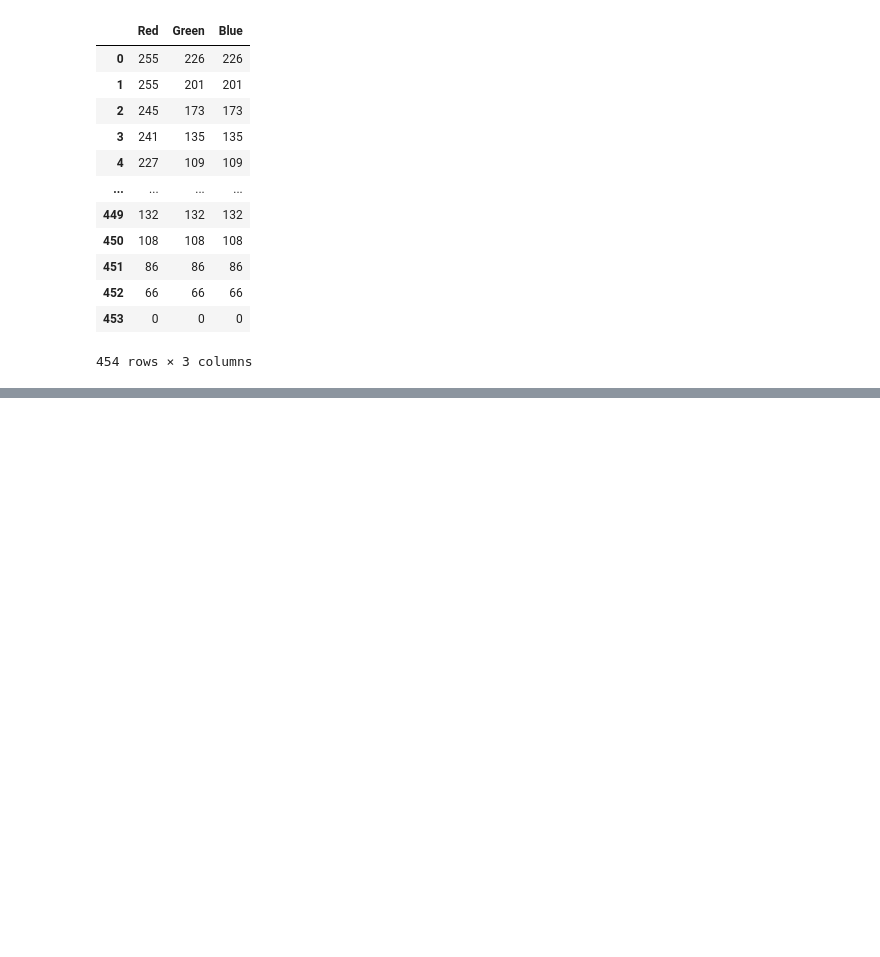
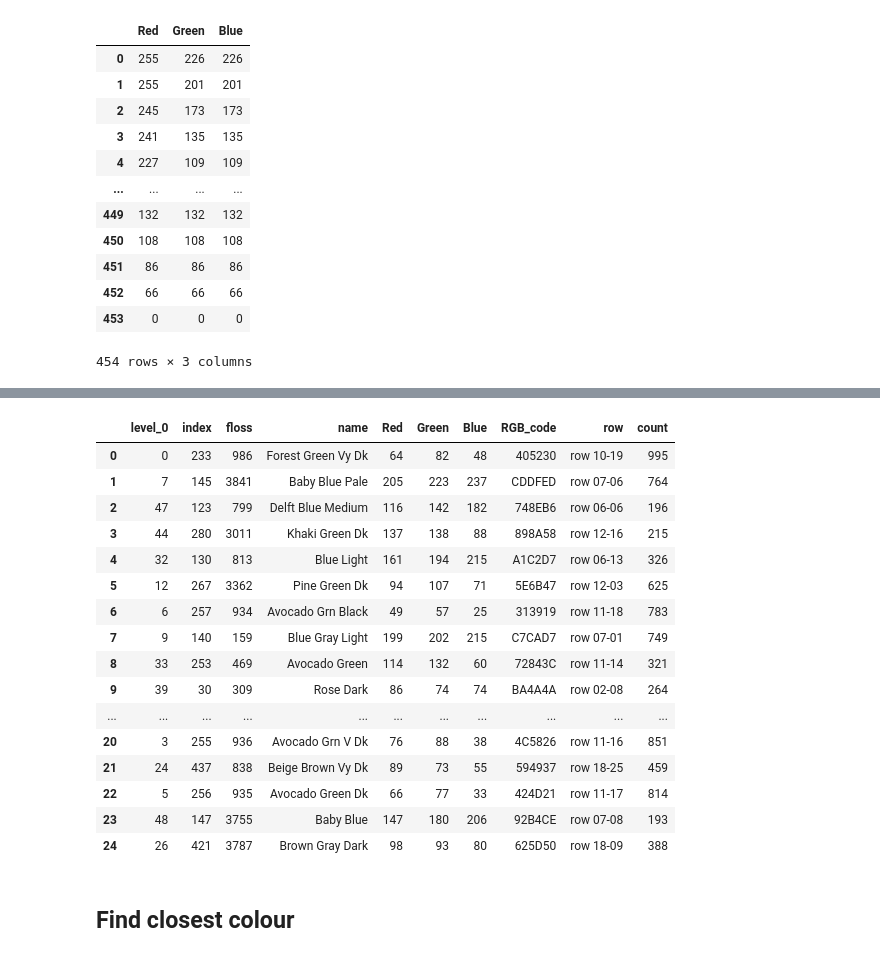
Before and after one commit to barbadosaloe/Dissertation, a Jupyter notebook: try.ipynb, the cells around one changed output, grey strips where cells are left out. Saved outputs shown, nothing was run; the diff lists cells and outputs as text; code cells hidden in the pictures; blank space fills up the shorter version.

```diff
--- a/try.ipynb
+++ b/try.ipynb
@@ -97,0 +159,8 @@ rgb_matrix
+# %%
+initial_palette = []
+Selected = [0] * 50
+initial_palette.append(0)
+Selected[0] = 1
+initn = rgb_init["count"]
+K = 25
+Cno = 1
@@ -97,0 +169,9 @@ rgb_matrix
+# %%
+def cal_distN(i,palette,rgb_df,initn):
+    rgb = rgb_df[["Red","Green","Blue"]]
+    colour_palette = np.array(rgb.iloc[palette])
+    c_i = np.array(rgb.iloc[i])
+    all_dist = list(map(lambda x: np.linalg.norm(x - c_i), colour_palette))
+    Dist_i = min(all_dist) ** 2
+    distN = Dist_i * m.sqrt(initn[i])
+    return distN
@@ -97,0 +192,22 @@ rgb_matrix
+# %%
+final_palette
+# %% [output]
+|  | level_0 | index | floss | name | Red | Green | Blue | RGB_code | row | count |
+| 0 | 0 | 233 | 986 | Forest Green Vy Dk | 64 | 82 | 48 | 405230 | row 10-19 | 995 |
+| 1 | 7 | 145 | 3841 | Baby Blue Pale | 205 | 223 | 237 | CDDFED | row 07-06 | 764 |
+| 2 | 47 | 123 | 799 | Delft Blue Medium | 116 | 142 | 182 | 748EB6 | row 06-06 | 196 |
+| 3 | 44 | 280 | 3011 | Khaki Green Dk | 137 | 138 | 88 | 898A58 | row 12-16 | 215 |
+| 4 | 32 | 130 | 813 | Blue Light | 161 | 194 | 215 | A1C2D7 | row 06-13 | 326 |
+| 5 | 12 | 267 | 3362 | Pine Green Dk | 94 | 107 | 71 | 5E6B47 | row 12-03 | 625 |
+| 6 | 6 | 257 | 934 | Avocado Grn Black | 49 | 57 | 25 | 313919 | row 11-18 | 783 |
+| 7 | 9 | 140 | 159 | Blue Gray Light | 199 | 202 | 215 | C7CAD7 | row 07-01 | 749 |
+| 8 | 33 | 253 | 469 | Avocado Green | 114 | 132 | 60 | 72843C | row 11-14 | 321 |
+| 9 | 39 | 30 | 309 | Rose Dark | 86 | 74 | 74 | BA4A4A | row 02-08 | 264 |
+| ... | ... | ... | ... | ... | ... | ... | ... | ... | ... | ... |
+| 20 | 3 | 255 | 936 | Avocado Grn V Dk | 76 | 88 | 38 | 4C5826 | row 11-16 | 851 |
+| 21 | 24 | 437 | 838 | Beige Brown Vy Dk | 89 | 73 | 55 | 594937 | row 18-25 | 459 |
+| 22 | 5 | 256 | 935 | Avocado Green Dk | 66 | 77 | 33 | 424D21 | row 11-17 | 814 |
+| 23 | 48 | 147 | 3755 | Baby Blue | 147 | 180 | 206 | 92B4CE | row 07-08 | 193 |
+| 24 | 26 | 421 | 3787 | Brown Gray Dark | 98 | 93 | 80 | 625D50 | row 18-09 | 388 |
+# %% [markdown]
+## Find closest colour
```
Also changed, not shown: parts of 21 cells of this notebook, 1 other file.
